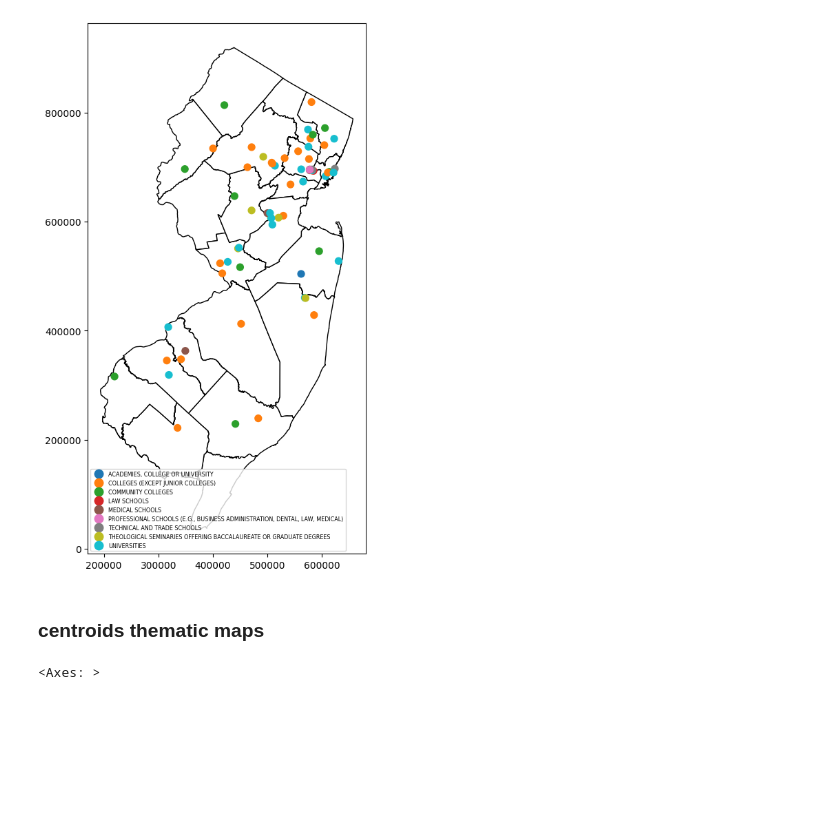
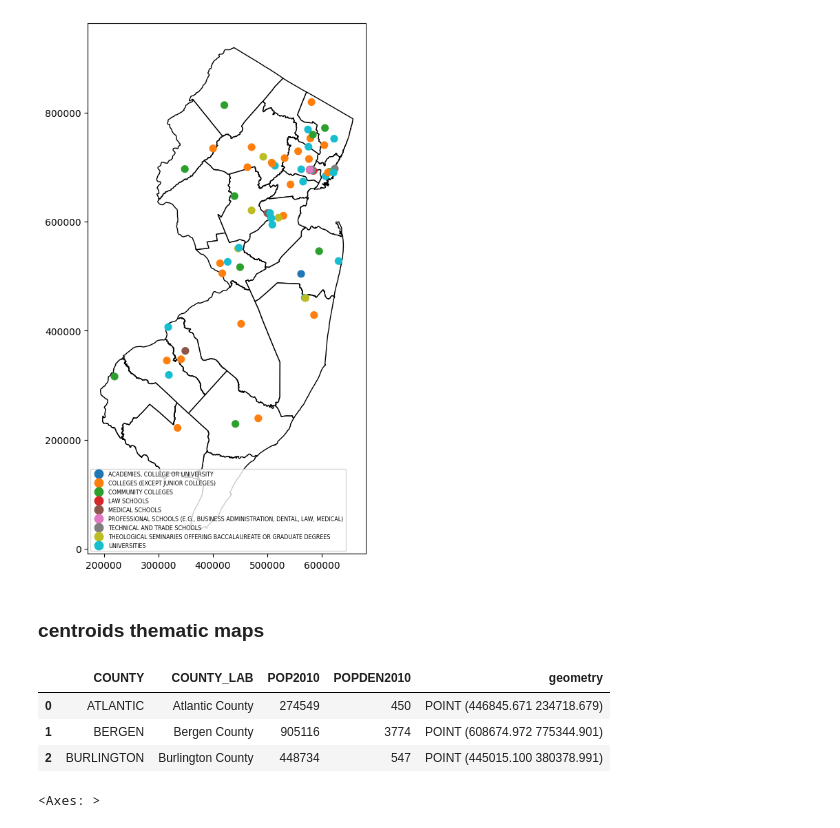
Before and after one commit to theaok/gisPy, a Jupyter notebook: map.ipynb, the cells around one changed output. Drawn from its saved outputs; the diff is of its cells as text; code cells hidden in the pictures; blank space fills up the shorter version.

```diff
--- a/map.ipynb
+++ b/map.ipynb
@@ -1103,6 +1103,13 @@ col.plot(ax=ax, marker='o',markersize=50,legend=True,column='NAICSDESCR',
 njP = njC.copy()
 
 njP["geometry"] = njP["geometry"].centroid
+# %%
+njP.head(3)
+# %% [output]
+|  | COUNTY | COUNTY_LAB | POP2010 | POPDEN2010 | geometry |
+| 0 | ATLANTIC | Atlantic County | 274549 | 450 | POINT (446845.671 234718.679) |
+| 1 | BERGEN | Bergen County | 905116 | 3774 | POINT (608674.972 775344.901) |
+| 2 | BURLINGTON | Burlington County | 448734 | 547 | POINT (445015.100 380378.991) |
 # %%
 njP.plot()
 # %% [output]
```
Also changed, not shown: parts of 2 cells of this notebook.
